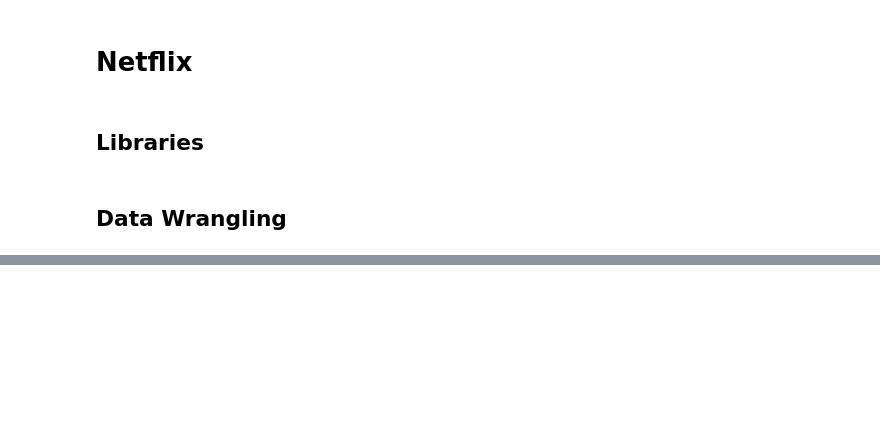
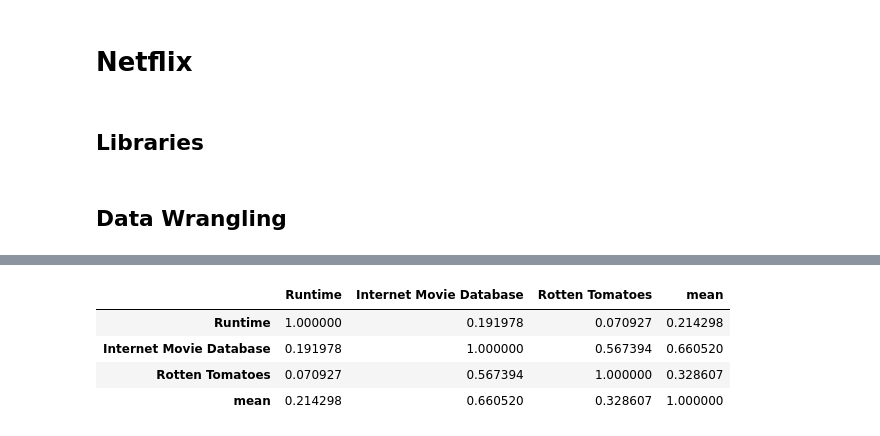
Before and after one commit to boemer00/Netflix, a Jupyter notebook: notebooks/renato_call_data.ipynb, the cells around one changed output, grey strips where cells are left out. Saved outputs shown, nothing was run; the diff lists cells and outputs as text; code cells hidden in the pictures; blank space fills up the shorter version.

```diff
--- a/notebooks/renato_call_data.ipynb
+++ b/notebooks/renato_call_data.ipynb
@@ -99,0 +129,23 @@ Name: Runtime, dtype: float64
+# %%
+# fill nan
+df_250['Internet Movie Database'] = df_250['Internet Movie Database'].fillna(0)
+
+# remove '/10', convert to float and replace zero for the mean
+df_250['Internet Movie Database'] = df_250['Internet Movie Database'].apply(lambda x: float(str(x).replace('/10', '')))
+df_250['Internet Movie Database'] = df_250['Internet Movie Database'].replace(0, df_250['Internet Movie Database'].mean())
+# %%
+# fill nan
+df_250['Rotten Tomatoes'] = df_250['Rotten Tomatoes'].fillna(0)
+
+# remove '/10', convert to float and replace zero for the mean
+df_250['Rotten Tomatoes'] = df_250['Rotten Tomatoes'].apply(lambda x: float(str(x).replace('%', '')))
+df_250['Rotten Tomatoes'] = df_250['Rotten Tomatoes'].replace(0, df_250['Rotten Tomatoes'].mean())
+# %%
+runtime_scores = df_250[['Runtime', 'Internet Movie Database', 'Rotten Tomatoes', 'mean']]
+runtime_scores.corr()
+# %% [output]
+|  | Runtime | Internet Movie Database | Rotten Tomatoes | mean |
+| Runtime | 1.000000 | 0.191978 | 0.070927 | 0.214298 |
+| Internet Movie Database | 0.191978 | 1.000000 | 0.567394 | 0.660520 |
+| Rotten Tomatoes | 0.070927 | 0.567394 | 1.000000 | 0.328607 |
+| mean | 0.214298 | 0.660520 | 0.328607 | 1.000000 |
```
Also changed, not shown: parts of 20 cells of this notebook, 1 other file.
